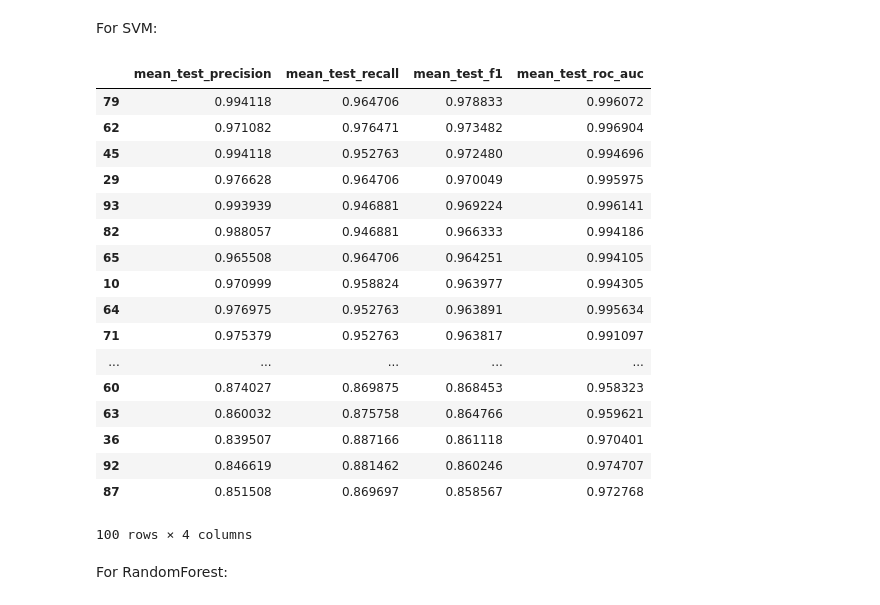
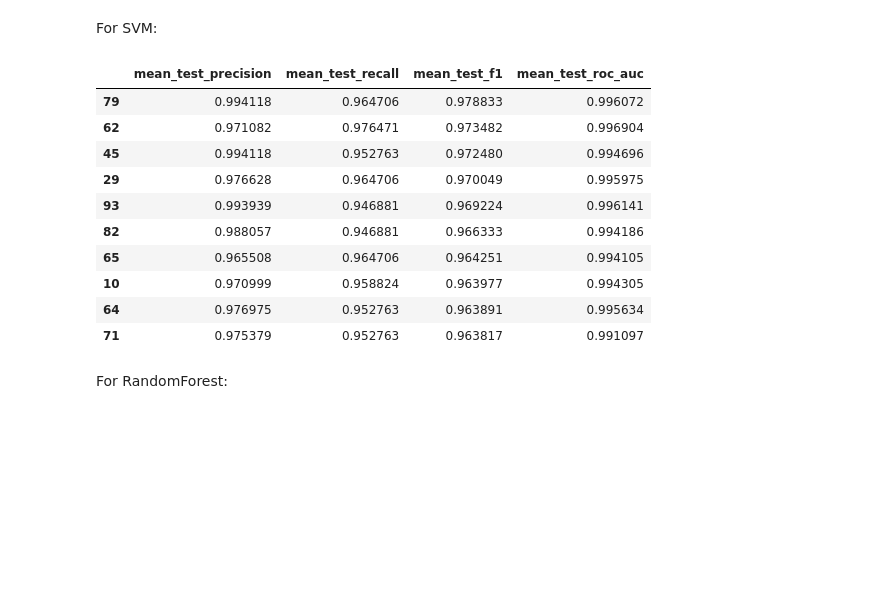
Before and after one commit to CJosephides/WDBC, a Jupyter notebook: wdbc.ipynb, the cells around one changed output. Saved outputs shown, nothing was run; the diff lists cells and outputs as text; code cells hidden in the pictures; blank space fills up the shorter version.

```diff
--- a/wdbc.ipynb
+++ b/wdbc.ipynb
@@ -472,26 +470,19 @@ logistic_cv[[ "mean_" + "_".join(m) for m in product(("test",), scoring) ]].sort
 # %% [markdown]
 For SVM:
 # %%
-svm_cv[[ "mean_" + "_".join(m) for m in product(("test",), scoring) ]].sort_values(by="mean_test_f1", ascending=False)
+svm_cv[[ "mean_" + "_".join(m) for m in product(("test",), scoring) ]].sort_values(by="mean_test_f1", ascending=False).head(10)
 # %% [output]
 |  | mean_test_precision | mean_test_recall | mean_test_f1 | mean_test_roc_auc |
 | 79 | 0.994118 | 0.964706 | 0.978833 | 0.996072 |
 | 62 | 0.971082 | 0.976471 | 0.973482 | 0.996904 |
 | 45 | 0.994118 | 0.952763 | 0.972480 | 0.994696 |
 | 29 | 0.976628 | 0.964706 | 0.970049 | 0.995975 |
 | 93 | 0.993939 | 0.946881 | 0.969224 | 0.996141 |
 | 82 | 0.988057 | 0.946881 | 0.966333 | 0.994186 |
 | 65 | 0.965508 | 0.964706 | 0.964251 | 0.994105 |
 | 10 | 0.970999 | 0.958824 | 0.963977 | 0.994305 |
 | 64 | 0.976975 | 0.952763 | 0.963891 | 0.995634 |
 | 71 | 0.975379 | 0.952763 | 0.963817 | 0.991097 |
-| ... | ... | ... | ... | ... |
-| 60 | 0.874027 | 0.869875 | 0.868453 | 0.958323 |
-| 63 | 0.860032 | 0.875758 | 0.864766 | 0.959621 |
-| 36 | 0.839507 | 0.887166 | 0.861118 | 0.970401 |
-| 92 | 0.846619 | 0.881462 | 0.860246 | 0.974707 |
-| 87 | 0.851508 | 0.869697 | 0.858567 | 0.972768 |
-100 rows × 4 columns
 # %% [markdown]
 For RandomForest:
 # %%
```
Also changed, not shown: parts of 2 cells of this notebook.
